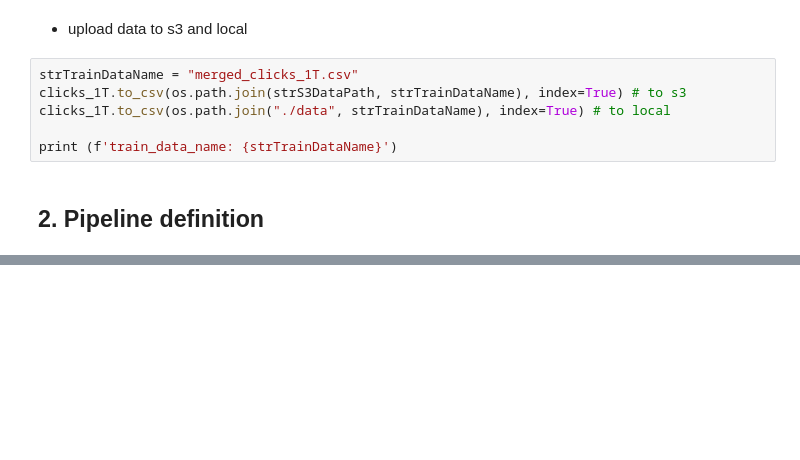
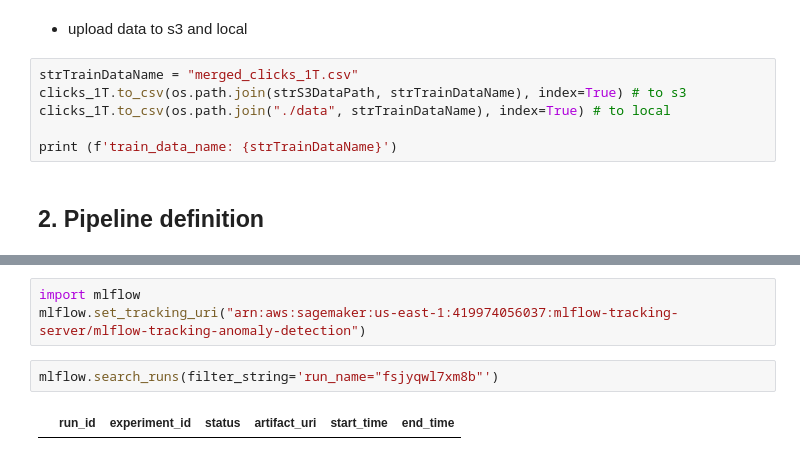
Before and after one commit to dongjin-ml/anomaly-detection-with-explanation, a Jupyter notebook: 4.2.rapp-mlops-pipeline-mlflow.ipynb, the cells around one changed output, grey strips where cells are left out. Drawn from its saved outputs; the diff is of its cells as text; blank space fills up the shorter version.

Commit message:
[ADD] pipeline with mlflow

```diff
--- a/4.2.rapp-mlops-pipeline-mlflow.ipynb
+++ b/4.2.rapp-mlops-pipeline-mlflow.ipynb
@@ -476,0 +537,7 @@ pipe_tr.execution()
+# %%
+import mlflow
+mlflow.set_tracking_uri("arn:aws:sagemaker:us-east-1:419974056037:mlflow-tracking-server/mlflow-tracking-anomaly-detection")
+# %%
+mlflow.search_runs(filter_string='run_name="fsjyqwl7xm8b"')
+# %% [output]
+|  | run_id | experiment_id | status | artifact_uri | start_time | end_time |
```
Also changed, not shown: parts of 3 cells of this notebook, 3 other files.
